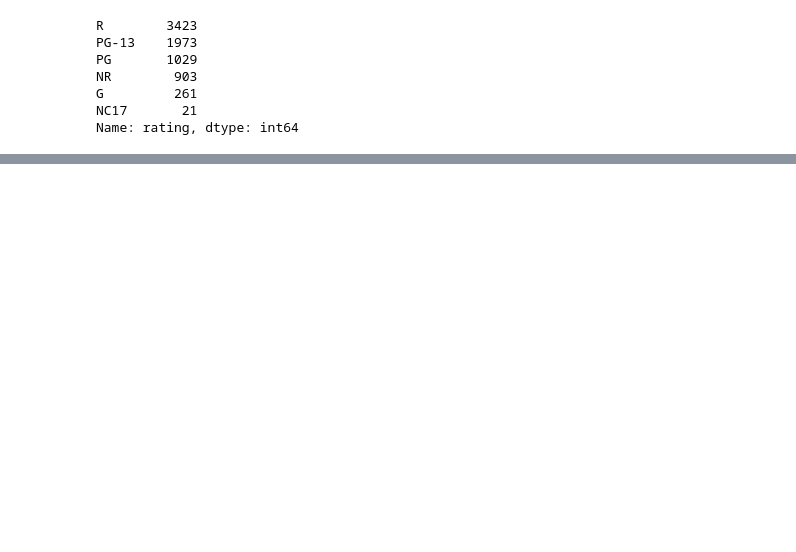
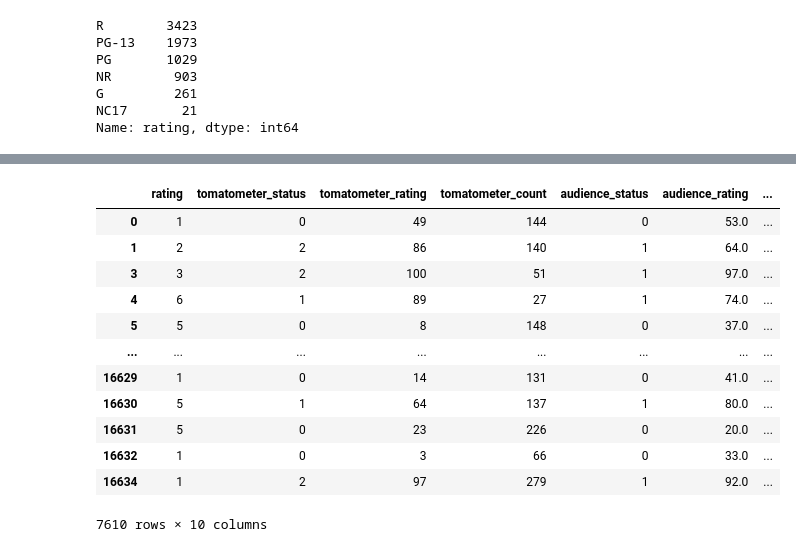
Before and after one commit to wgachugu/Project-4---Machine-Learning, a Jupyter notebook: rotten_tomatoes_ml.ipynb, the cells around one changed output, grey strips where cells are left out. Saved outputs shown, nothing was run; the diff lists cells and outputs as text; code cells hidden in the pictures; blank space fills up the shorter version.

```diff
--- a/rotten_tomatoes_ml.ipynb
+++ b/rotten_tomatoes_ml.ipynb
@@ -162,3 +206,20 @@ tomatometer_df
+# %%
+tomatometer_df = tomatometer_df.replace(to_replace = ['Upright', 'Spilled'],value = ['1','0'])
+tomatometer_df
+# %% [output]
+|  | rating | tomatometer_status | tomatometer_rating | tomatometer_count | audience_status | audience_rating | ... |
+| 0 | 1 | 0 | 49 | 144 | 0 | 53.0 | ... |
+| 1 | 2 | 2 | 86 | 140 | 1 | 64.0 | ... |
+| 3 | 3 | 2 | 100 | 51 | 1 | 97.0 | ... |
+| 4 | 6 | 1 | 89 | 27 | 1 | 74.0 | ... |
+| 5 | 5 | 0 | 8 | 148 | 0 | 37.0 | ... |
+| ... | ... | ... | ... | ... | ... | ... | ... |
+| 16629 | 1 | 0 | 14 | 131 | 0 | 41.0 | ... |
+| 16630 | 5 | 1 | 64 | 137 | 1 | 80.0 | ... |
+| 16631 | 5 | 0 | 23 | 226 | 0 | 20.0 | ... |
+| 16632 | 1 | 0 | 3 | 66 | 0 | 33.0 | ... |
+| 16634 | 1 | 2 | 97 | 279 | 1 | 92.0 | ... |
+7610 rows × 10 columns
 # %%
 tomatometer_df.dtypes
 # %% [output]
```
Also changed, not shown: parts of 33 cells of this notebook.
